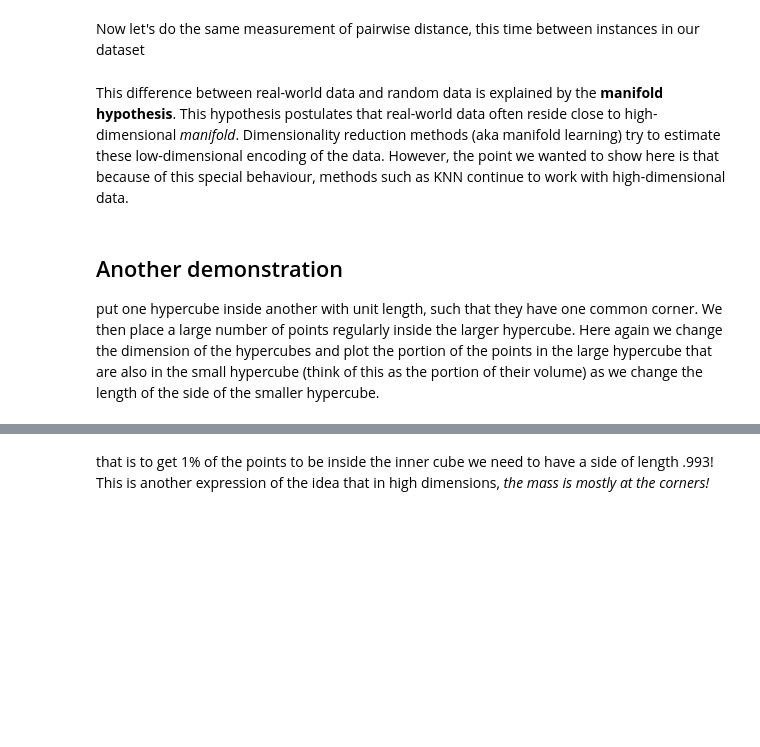
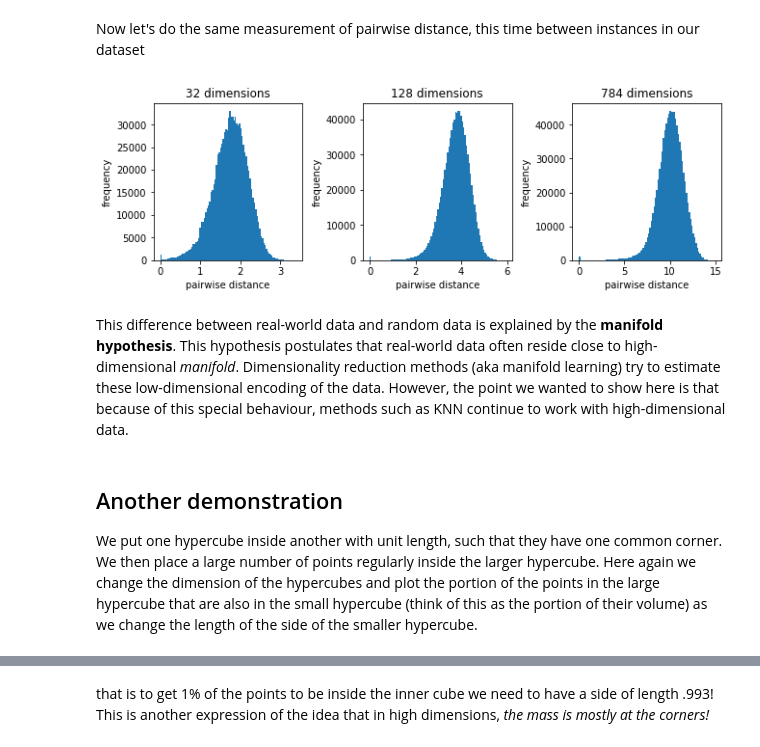
Before and after one commit to mravanba/comp551-notebooks, a Jupyter notebook: CurseOfDimensionality.ipynb, the cells around one changed output, grey strips where cells are left out. Cells and saved outputs as stored; diff of their text form; code cells hidden in the pictures; blank space fills up the shorter version.

```diff
--- a/CurseOfDimensionality.ipynb
+++ b/CurseOfDimensionality.ipynb
@@ -55,24 +61,28 @@ plot_digits(x_org[:20])
 Now let's do the same measurement of pairwise distance, this time between instances in our dataset
 # %%
 N = 1000 # number of examples to use (for faster computation)
-x = np.reshape(x_org[:N], (N, -1))
-x = x / np.max(x)
-Ds = [1, 2, 8, 32, 128, 784]
+x = np.reshape(x_org[:N], (N, -1))              #this flattens the images
+x = x / np.max(x)                               #normalize
+Ds = [32, 128, 784]
 fig, axes = plt.subplots(ncols=len(Ds), nrows=1, constrained_layout=True, figsize=(len(Ds)*3, 3))
 dim_inds = np.random.permutation(x.shape[1])
 for i, D in enumerate(Ds):
+    #randomly slice D dimensions from the data
     x_D = x[:,dim_inds[:D]]
+    #compute the pairwise euclidean distance between the N data samples
     dist = np.sqrt(np.sum((x_D[None,:,:] - x_D[:,None,:])**2, -1))
     axes[i].hist(dist.ravel(), bins=100)
     axes[i].set_xlabel("pairwise distance")
     axes[i].set_ylabel("frequency")
     axes[i].set_title(f'{D} dimensions')
 plt.show()
+# %% [output]
+[figure, added]
 # %% [markdown]
 This difference between real-world data and random data is explained by the **manifold hypothesis**. This hypothesis postulates that real-world data often reside close to high-dimensional *manifold*. Dimensionality reduction methods (aka manifold learning) try to estimate these low-dimensional encoding of the data. However, the point we wanted to show here is that because of this special behaviour, methods such as KNN continue to work with high-dimensional data.
 # %% [markdown]
 ## Another demonstration
-put one hypercube inside another with unit length, such that they have one common corner. We then place a large number of points regularly inside the larger hypercube.
+We put one hypercube inside another with unit length, such that they have one common corner. We then place a large number of points regularly inside the larger hypercube.
 Here again we change the dimension of the hypercubes and plot the portion of the points in the large hypercube that are also in the small hypercube (think of this as the portion of their volume) as we change the length of the side of the smaller hypercube.
 # %%
 Ds = [1, 2,  8, 128, 512, 784]
```
Also changed, not shown: parts of 6 cells of this notebook.
